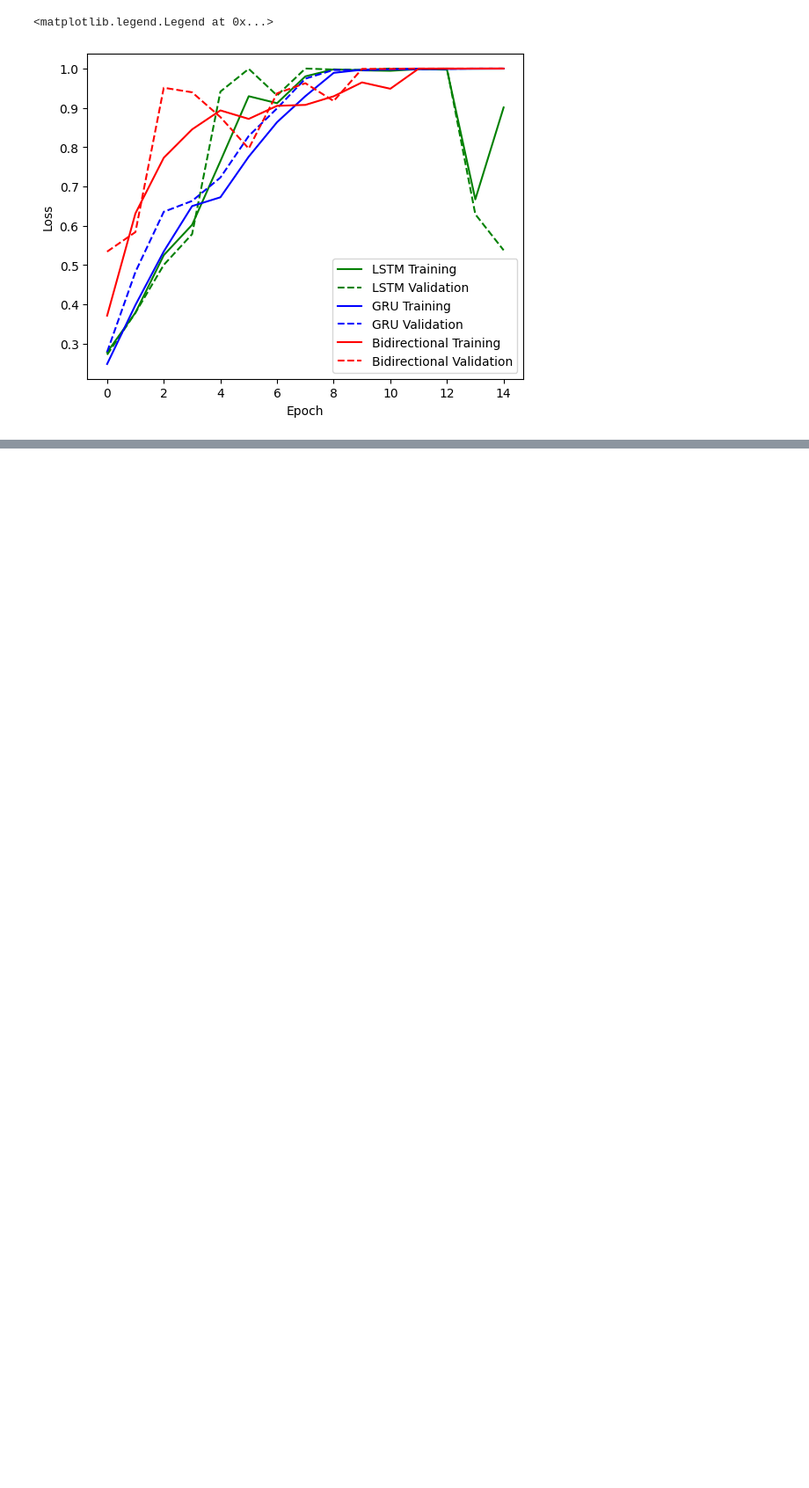
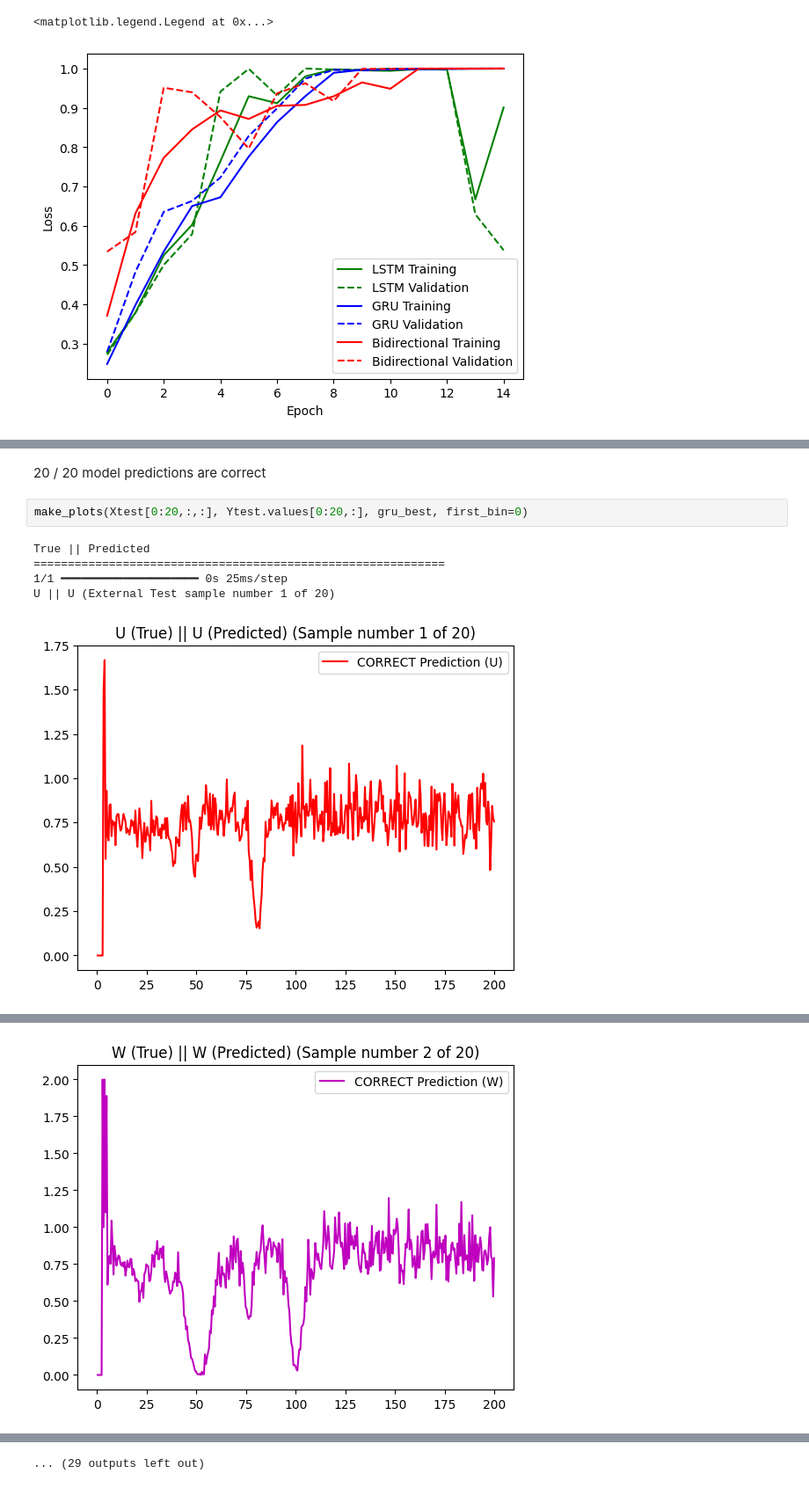
Before and after one commit to AdamBedel/ners590, a Jupyter notebook: labs/abedel_lab7.ipynb, the cells around one changed output, grey strips where cells are left out. Shown at 88% size. Drawn from its saved outputs; the diff is of its cells as text; blank space fills up the shorter version.

```diff
--- a/labs/abedel_lab7.ipynb
+++ b/labs/abedel_lab7.ipynb
@@ -270,0 +411,10 @@ print(lstm_metrics)
+# %% [markdown]
+20 / 20 model predictions are correct
+# %%
+make_plots(Xtest[0:20,:,:], Ytest.values[0:20,:], gru_best, first_bin=0)
+# %% [output]
+True || Predicted
+============================================================
+1/1 ━━━━━━━━━━━━━━━━━━━━ 0s 25ms/step
+U || U (External Test sample number 1 of 20)
+[figure, added]
@@ -270,0 +423 @@ print(lstm_metrics)
+[figure, added]
@@ -270,0 +436 @@ print(lstm_metrics)
+... (29 outputs left out)
```
Also changed, not shown: parts of 21 cells of this notebook, 1 other file.
